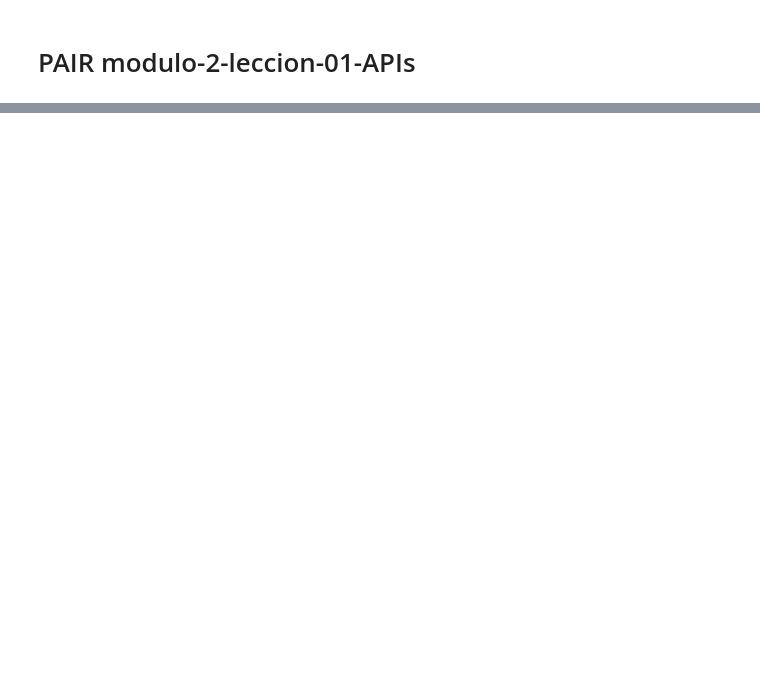
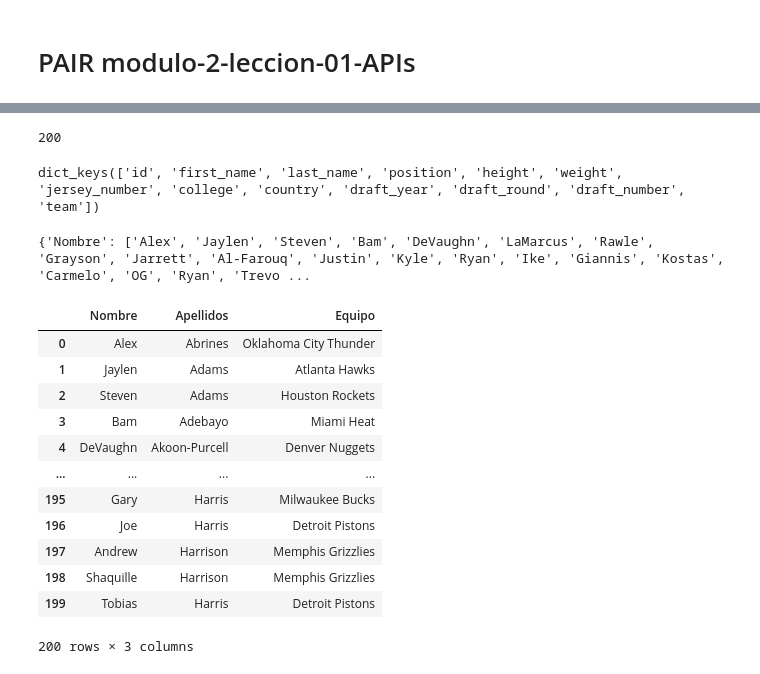
Before and after one commit to lorena-nunyez/da-promo-64-modulo2-pairprogramming-NIEVES_LORENA, a Jupyter notebook: modulo-2-leccion-01-API's 2.ipynb, the cells around one changed output, grey strips where cells are left out. Saved outputs shown, nothing was run; the diff lists cells and outputs as text; code cells hidden in the pictures; blank space fills up the shorter version.

```diff
--- a/modulo-2-leccion-01-API's 2.ipynb
+++ b/modulo-2-leccion-01-API's 2.ipynb
@@ -135,0 +58,6 @@ Si pudiste realizar el primer ejercicio, te animamos a desafiarte a ti misma con
+# %%
+jugadores1 = respuesta1.json()
+jugadores1
+# %%
+jugadores2 = respuesta2.json()
+jugadores2
@@ -135,0 +82,3 @@ Si pudiste realizar el primer ejercicio, te animamos a desafiarte a ti misma con
+# %%
+jugadores_total = jugadores1['data'] + jugadores2['data']
+jugadores_total
@@ -135,0 +103,39 @@ Si pudiste realizar el primer ejercicio, te animamos a desafiarte a ti misma con
+# %%
+len(jugadores_total)
+# %% [output]
+200
+# %%
+jugadores_total[0].keys()
+# %% [output]
+dict_keys(['id', 'first_name', 'last_name', 'position', 'height', 'weight', 'jersey_number', 'college', 'country', 'draft_year', 'draft_round', 'draft_number', 'team'])
+# %%
+tabla_jugadores = {'Nombre': [], 'Apellidos': [], 'Equipo': []}
+
+for jugador in jugadores_total:
+    tabla_jugadores['Nombre'].append(jugador['first_name'])
+    tabla_jugadores['Apellidos'].append(jugador['last_name'])
+    tabla_jugadores['Equipo'].append(jugador['team']['full_name'])
+
+print(tabla_jugadores)
+# %% [output]
+{'Nombre': ['Alex', 'Jaylen', 'Steven', 'Bam', 'DeVaughn', 'LaMarcus', 'Rawle', 'Grayson', 'Jarrett', 'Al-Farouq', 'Justin', 'Kyle', 'Ryan', 'Ike', 'Giannis', 'Kostas', 'Carmelo', 'OG', 'Ryan', 'Trevo ...
+# %%
+import pandas as pd
+
+df_tabla_jugadores = pd.DataFrame(tabla_jugadores)
+
+df_tabla_jugadores
+# %% [output]
+|  | Nombre | Apellidos | Equipo |
+| 0 | Alex | Abrines | Oklahoma City Thunder |
+| 1 | Jaylen | Adams | Atlanta Hawks |
+| 2 | Steven | Adams | Houston Rockets |
+| 3 | Bam | Adebayo | Miami Heat |
+| 4 | DeVaughn | Akoon-Purcell | Denver Nuggets |
+| ... | ... | ... | ... |
+| 195 | Gary | Harris | Milwaukee Bucks |
+| 196 | Joe | Harris | Detroit Pistons |
+| 197 | Andrew | Harrison | Memphis Grizzlies |
+| 198 | Shaquille | Harrison | Memphis Grizzlies |
+| 199 | Tobias | Harris | Detroit Pistons |
+200 rows × 3 columns
```
Also changed, not shown: parts of 13 cells of this notebook, 1 other file.
